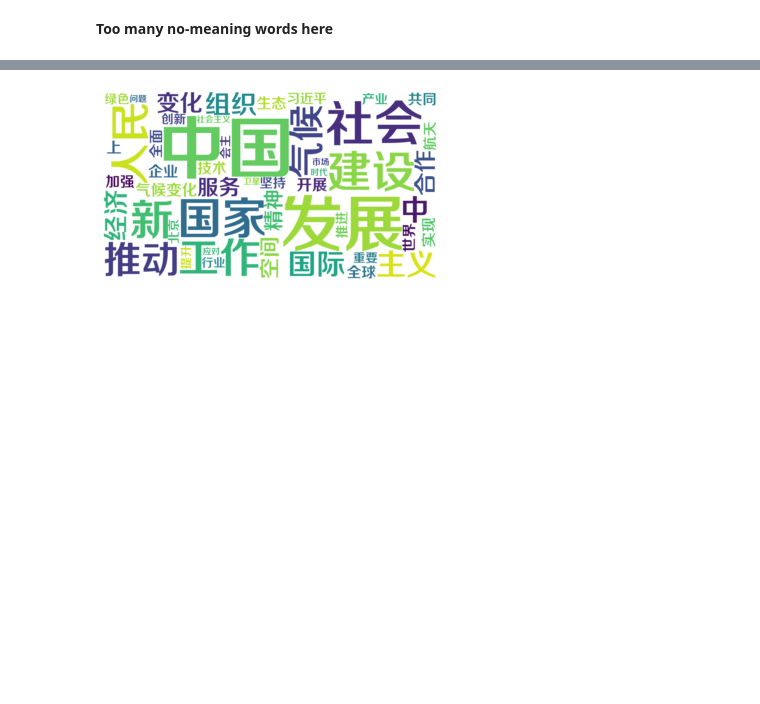
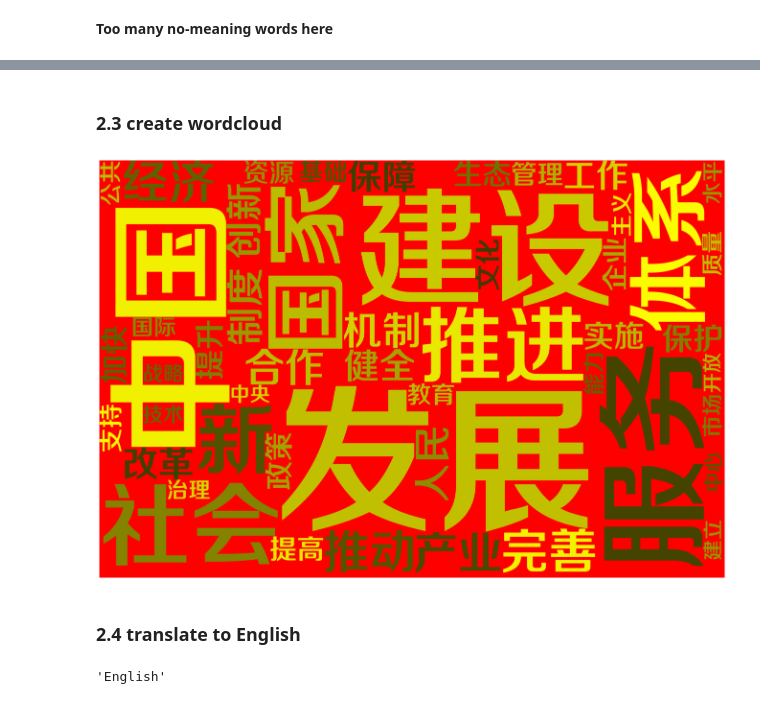
Before and after one commit to Concyclics/NewsPaperSpider, a Jupyter notebook: people-s-daily-keyword-cloud.ipynb, the cells around one changed output, grey strips where cells are left out. Drawn from its saved outputs; the diff is of its cells as text; code cells hidden in the pictures; blank space fills up the shorter version.

Commit message:
Kaggle Notebook | People's Daily Keyword Cloud | Version 4

```diff
--- a/people-s-daily-keyword-cloud.ipynb
+++ b/people-s-daily-keyword-cloud.ipynb
@@ -286,11 +316,20 @@ Archive:  master
   inflating: stopwords-master/scu_stopwords.txt
 # %%
 stopwords=[]
-with open('./stopwords-master/hit_stopwords.txt','r') as f:
-    stopwords=list(f.read().split())
+
+for dirname, _, filenames in os.walk('./stopwords-master'):
+    for filename in filenames:
+        with open(os.path.join(dirname, filename)) as f:
+            if filename.endswith('txt'):
+                stopwords+=list(f.read().split())
 
 stopwords.append('年')
 stopwords.append('月')
 stopwords.append('日')
+stopwords.append('上')
+stopwords.append('中')
 stopwords.append('本报')
 stopwords.append('\xa0')
+
+stopwords=list(set(stopwords))
+print('stopwords in total: ',len(stopwords))
@@ -324,12 +371,20 @@ word_ds.head(10)
+# %% [markdown]
+### 2.3 create wordcloud
 # %%
+import wordcloud
 from wordcloud import WordCloud
 import matplotlib.pyplot as plt
 
-wc = WordCloud(font_path='../input/fonts-on-mac/Fonts/方正正中黑简体.TTF',width=1600,height=900,background_color="white", max_words=50)
+wc = WordCloud(font_path='../input/fonts-on-mac/Fonts/方正正中黑简体.TTF',width=3000,height=2000,background_color="red", max_words=50,color_func=wordcloud.get_single_color_func("yellow"))
 wc.generate_from_frequencies(word_count)
 
-plt.imshow(wc, interpolation="bilinear")
+wc.to_file("People's Daily WordCloud.png")
+
+plt.figure(figsize=(24,16))
+plt.imshow(plt.imread("./People's Daily WordCloud.png"))
 plt.axis("off")
 plt.show()
 # %% [output]
-[figure, old version]
+[figure, new version]
+# %% [markdown]
+### 2.4 translate to English
@@ -335,0 +423,4 @@ plt.show()
+# %%
+translator('英文')
+# %% [output]
+'English'
```
Also changed, not shown: parts of 26 cells of this notebook.
